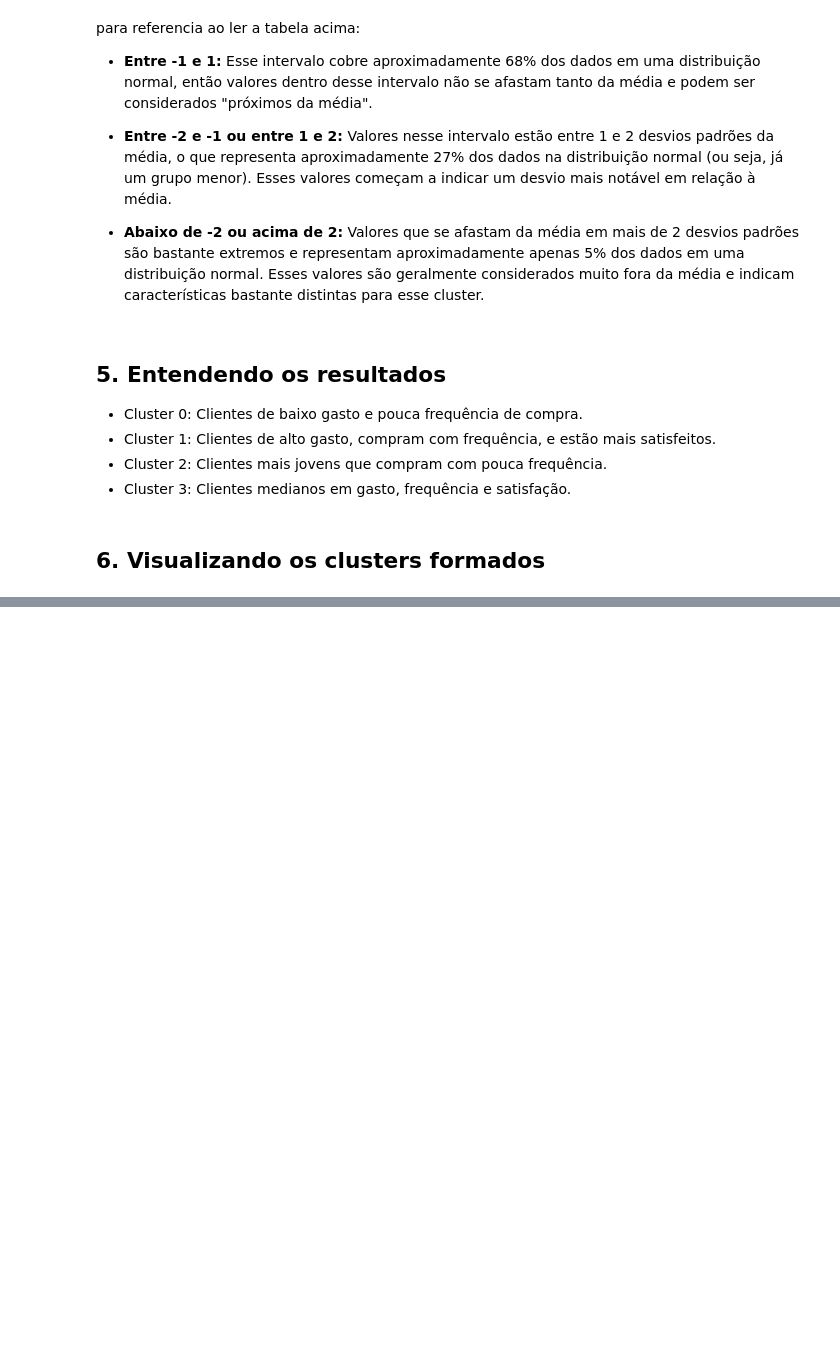
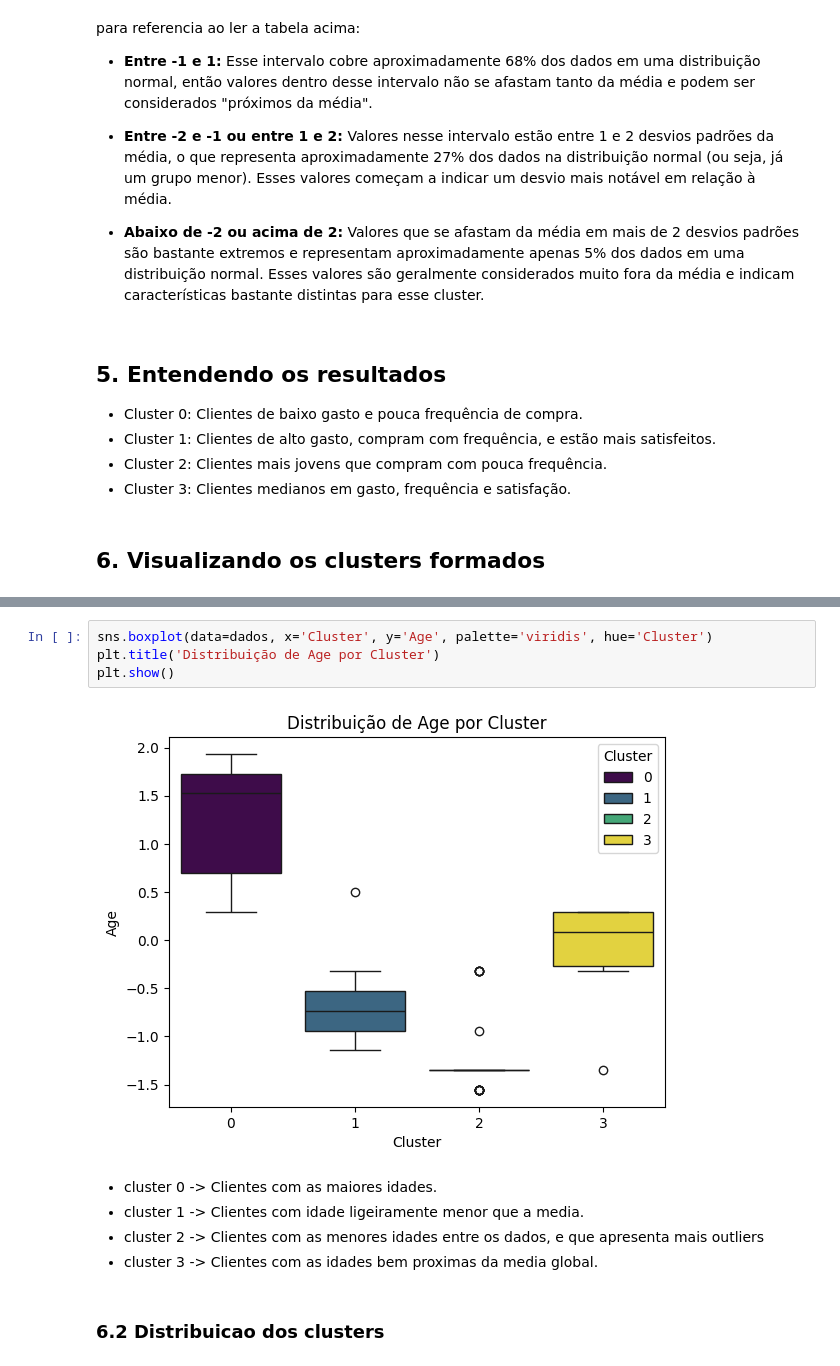
Before and after one commit to HammadN98/Segmentacao_de_Clientes_para_E-commerce, a Jupyter notebook: notebooks/E_commerce_behavior.ipynb, the cells around one changed output, grey strips where cells are left out. Saved outputs shown, nothing was run; the diff lists cells and outputs as text; blank space fills up the shorter version.

```diff
--- a/notebooks/E_commerce_behavior.ipynb
+++ b/notebooks/E_commerce_behavior.ipynb
@@ -240,0 +242,13 @@ sns.boxplot(data=dados, x='Total Spend', hue='Cluster')
+# %%
+sns.boxplot(data=dados, x='Cluster', y='Age', palette='viridis', hue='Cluster')
+plt.title('Distribuição de Age por Cluster')
+plt.show()
+# %% [output]
+[figure, added]
+# %% [markdown]
+* cluster 0 -> Clientes com as maiores idades.
+* cluster 1 -> Clientes com idade ligeiramente menor que a media.
+* cluster 2 -> Clientes com as menores idades entre os dados, e que apresenta mais outliers
+* cluster 3 -> Clientes com as idades bem proximas da media global.
+# %% [markdown]
+### 6.2 Distribuicao dos clusters
```
Also changed, not shown: parts of 18 cells of this notebook.
